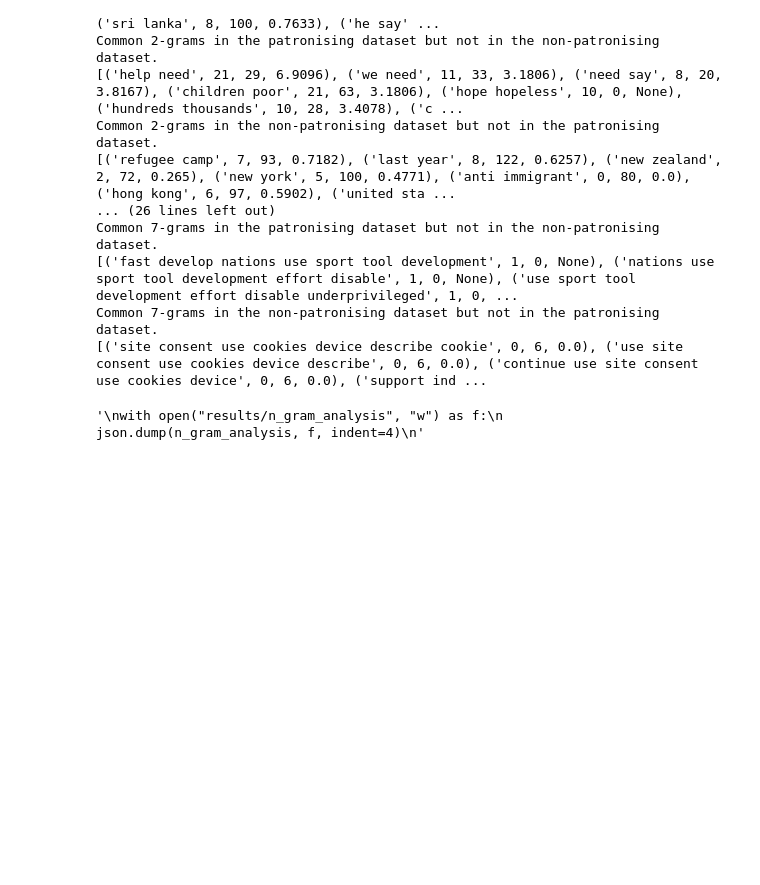
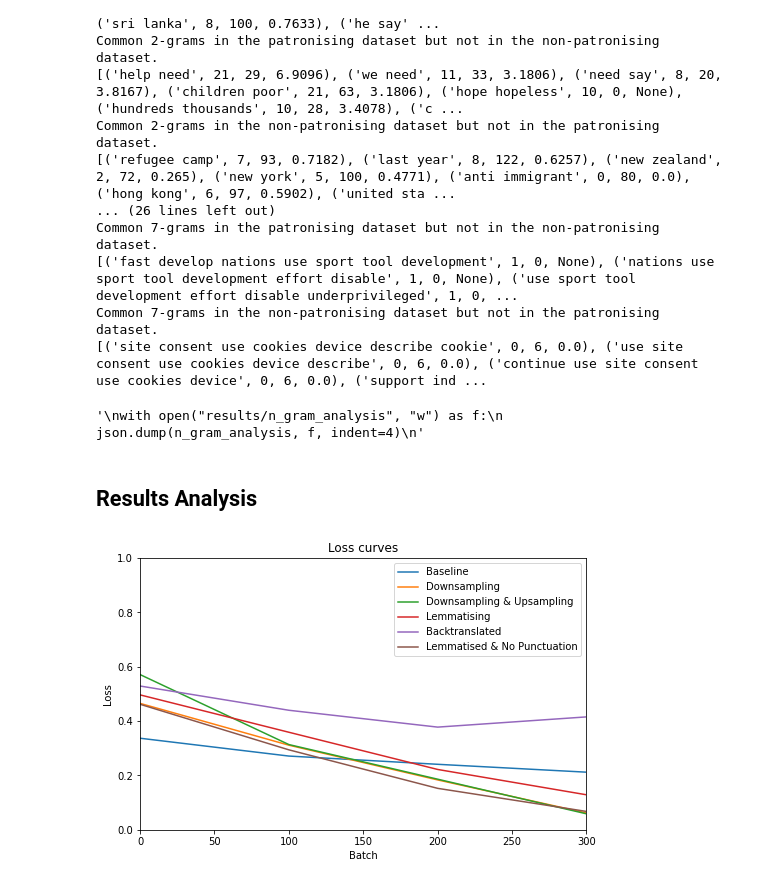
Before and after one commit to Loumstar/Improving-RoBERTa, a Jupyter notebook: data_analysis.ipynb, the cells around one changed output. Cells and saved outputs as stored; diff of their text form; code cells hidden in the pictures; blank space fills up the shorter version.

Commit message:
Added data analysis section

```diff
--- a/data_analysis.ipynb
+++ b/data_analysis.ipynb
@@ -452,3 +452,42 @@ Common 7-grams in the patronising dataset but not in the non-patronising dataset
 Common 7-grams in the non-patronising dataset but not in the patronising dataset.
 [('site consent use cookies device describe cookie', 0, 6, 0.0), ('use site consent use cookies device describe', 0, 6, 0.0), ('continue use site consent use cookies device', 0, 6, 0.0), ('support ind ...
 '\nwith open("results/n_gram_analysis", "w") as f:\n    json.dump(n_gram_analysis, f, indent=4)\n'
+# %% [markdown]
+## Results Analysis
+# %%
+baseline_loss = np.array([0.3369, 0.2713, 0.2410, 0.2120, 0.2727, 0.2107, 0.1947])
+downsample_loss = np.array([0.4651, 0.3113, 0.1835, 0.0619])
+down_upsample_loss = np.array([0.5711, 0.3136, 0.1862, 0.0588])
+lemmatised_loss = np.array([0.4964, 0.3589, 0.2220, 0.1288])
+backtranslated_loss = np.array([0.5290, 0.4398, 0.3778, 0.4154, 0.3843, 0.3832, 0.3817])
+lemmatised_no_punct_loss = np.array([0.4618, 0.2942, 0.1525, 0.0676])
+
+losses = [
+    (baseline_loss, "Baseline"),
+    (downsample_loss, "Downsampling"),
+    (down_upsample_loss, "Downsampling & Upsampling"),
+    (lemmatised_loss, "Lemmatising"),
+    (backtranslated_loss, "Backtranslated"),
+    (lemmatised_no_punct_loss, "Lemmatised & No Punctuation")
+]
+
+figure, axis = plot.subplots()
+
+
+for loss, label in losses:
+    batches = np.arange(0, len(loss) * 100, 100)
+    axis.plot(batches, loss, label=label)
+
+figure.set_size_inches((8, 5))
+
+axis.set_ylabel("Loss")
+axis.set_xlabel("Batch")
+axis.set_title("Loss curves")
+axis.set_xlim(0, 300)
+axis.set_ylim(0, 1)
+
+axis.legend()
+
+plot.show()
+# %% [output]
+[figure, added]
```
Also changed, not shown: parts of 1 cell of this notebook, 1 other file.
